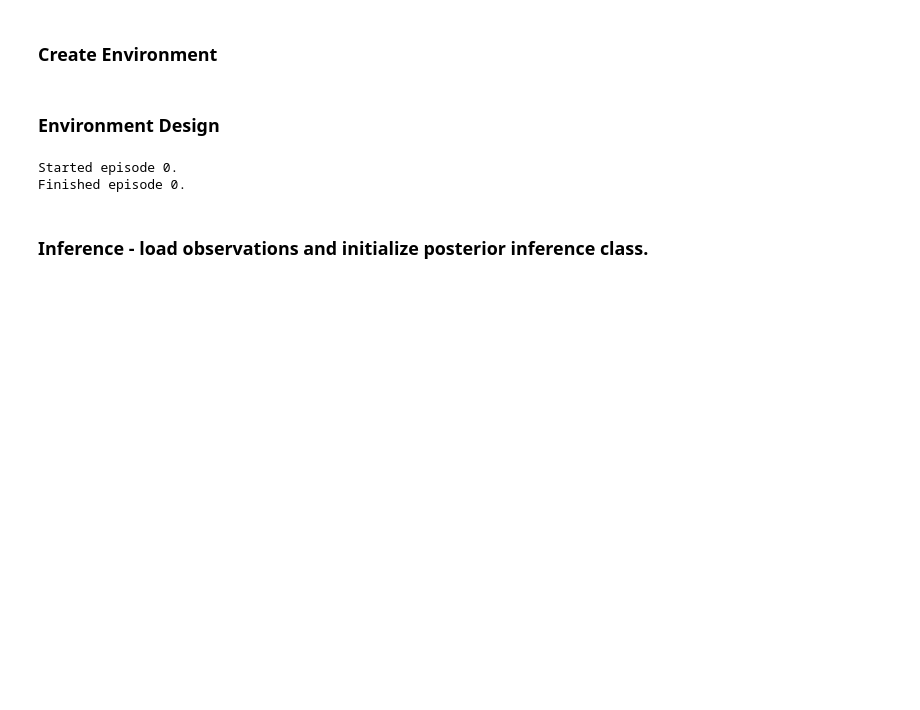
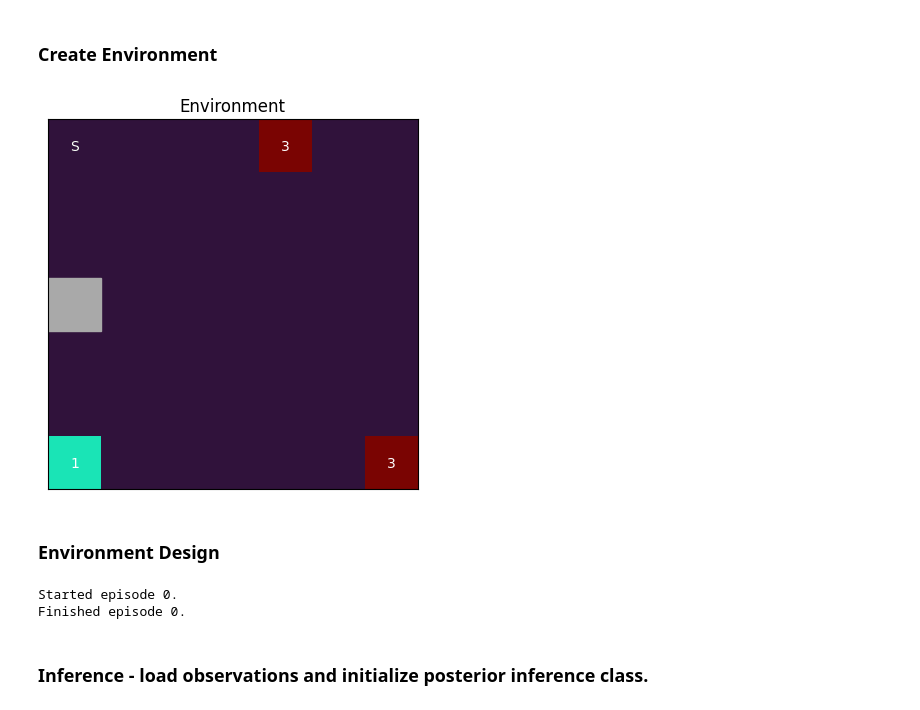
Before and after one commit to ankile/irl-environment-design, a Jupyter notebook: notebooks/03_pn_bm_search.ipynb, the cells around one changed output. Drawn from its saved outputs; the diff is of its cells as text; code cells hidden in the pictures; blank space fills up the shorter version.

```diff
--- a/notebooks/03_pn_bm_search.ipynb
+++ b/notebooks/03_pn_bm_search.ipynb
@@ -31,34 +33,43 @@ N, M = 7,7
 agent_R = np.zeros((N, M))
 agent_R[N-1, 0] = 1
 agent_R[N-1, M-1] = 3
+agent_R[0, 4] = 3
 
 
 
 # Start by making the agent we want to learn the policy of
 agent_p = 0.9
 agent_gamma = 0.7
 p_true=1
 
 agent_R = agent_R.flatten()
 goal_states = np.where(agent_R != 0)[0]
 
 true_params = ParamTuple(agent_p, agent_gamma, agent_R)
 
-wall_states = [14]
+wall_states = [3*7]
+# wall_states.append(1*7+3)
+# wall_states.append(1*7+4)
+# wall_states.append(1*7+5)
+# wall_states.append(0*7+5)
 
 T_true = transition_matrix(N, M, p=p_true, absorbing_states=goal_states)
 T_True = insert_walls_into_T(T=T_true, wall_indices=wall_states)
 
 big_small = Environment(
     N=N,
     M=M,
     T_true=T_true,
     wall_states=wall_states,
     R_true=agent_R,
     start_state=0,
     n_walls=None,
     goal_states=goal_states
 )
+
+plot_environment(agent_R.reshape(N, M), wall_states)
+# %% [output]
+[figure, added]
 # %% [markdown]
 ### Environment Design
 # %%
```
Also changed, not shown: parts of 5 cells of this notebook, 6 other files.
